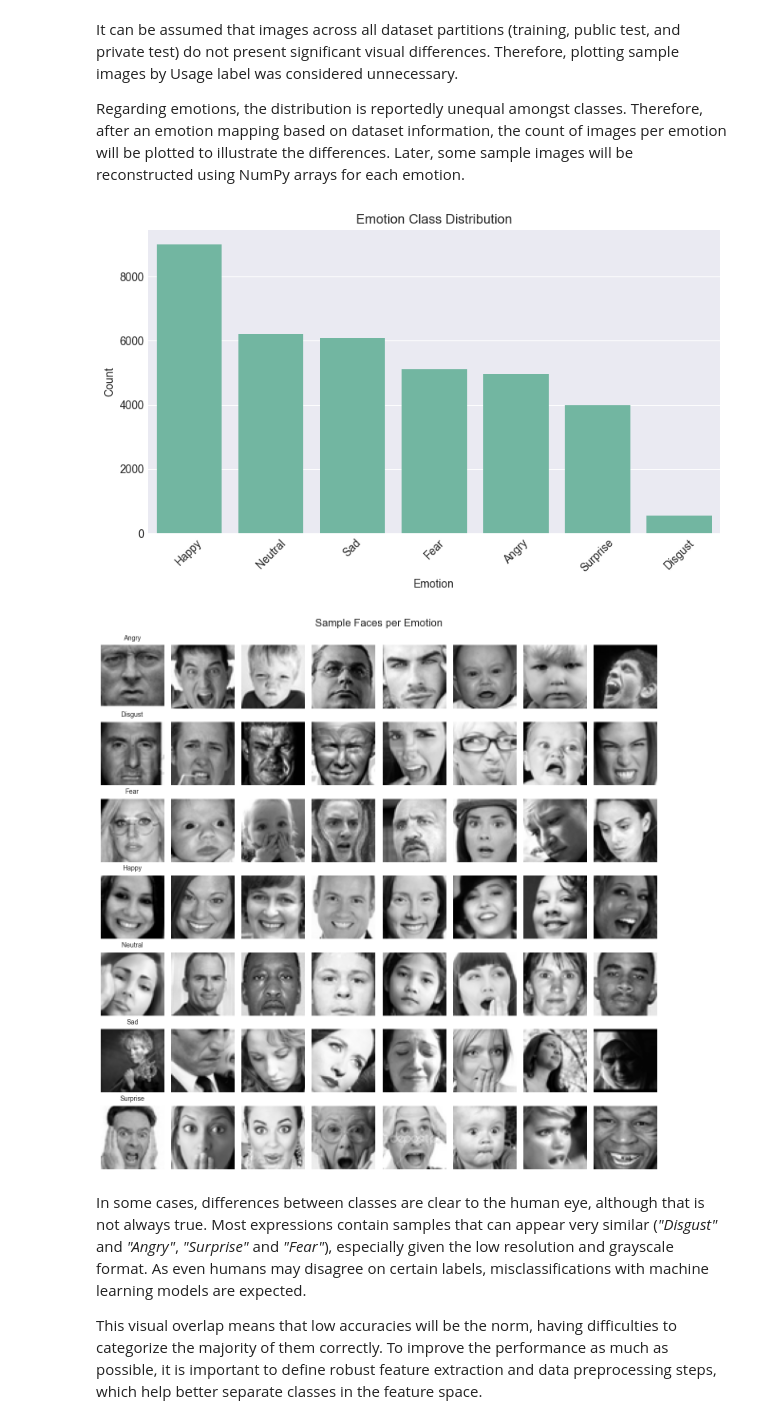
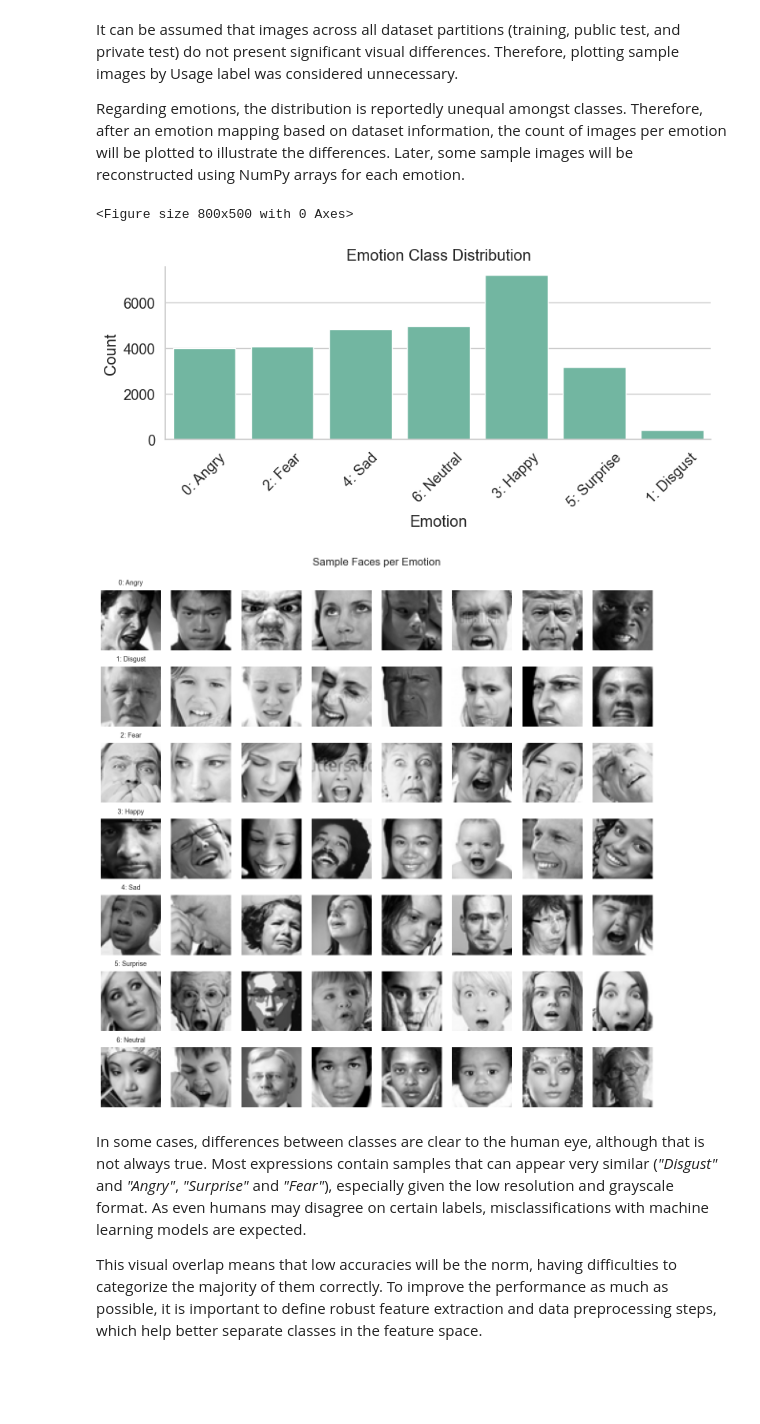
Before and after one commit to Pabloherreroo/Facial-Expression-Recognition_UsingML, a Jupyter notebook: group40_emotion_recognition.ipynb, the cells around one changed output. Saved outputs shown, nothing was run; the diff lists cells and outputs as text; code cells hidden in the pictures; blank space fills up the shorter version.

Commit message:
Improve EDA: plot train data
- Split dataset into train test and store in data folder
- Plot just train dataset and avoid creating columns

```diff
--- a/group40_emotion_recognition.ipynb
+++ b/group40_emotion_recognition.ipynb
@@ -38,7 +38,7 @@ The dataset contains predefined training, public test, and private test splits,
 # %% [markdown]
 In the following cell, the data path (constant) is defined and the dataframe obtained. After, there is also a short visualization of the first five rows to illustrate the format.
 # %%
-DATA_PATH = "fer2013.csv"
+DATA_PATH = "data/fer2013.csv"
 
 if not os.path.exists(DATA_PATH):
     print("Dataset not found. Please download 'fer2013.csv' from Kaggle and place it in this directory.")
@@ -87,45 +89,54 @@ plt.show()
+# %%
+trai_df = df[df['Usage']== 'Training'].copy()
+vali_df = df[df['Usage'] == 'PublicTest'].copy()
+test_df = df[df['Usage'] == 'PrivateTest'].copy()
+
+trai_df.to_csv("./data/fer2013_train.csv", encoding='utf-8', index=False)
+vali_df.to_csv("./data/fer2013_validation.csv", encoding='utf-8', index=False)
+test_df.to_csv("./data/fer2013_test.csv", encoding='utf-8', index=False)
 # %% [markdown]
 It can be assumed that images across all dataset partitions (training, public test, and private test) do not present significant visual differences. Therefore, plotting sample images by Usage label was considered unnecessary.
 
 Regarding emotions, the distribution is reportedly unequal amongst classes. Therefore, after an emotion mapping based on dataset information, the count of images per emotion will be plotted to illustrate the differences. Later, some sample images will be reconstructed using NumPy arrays for each emotion.
 # %%
 emotion_labels = {
-    0: "Angry",
-    1: "Disgust",
-    2: "Fear",
-    3: "Happy",
-    4: "Sad",
-    5: "Surprise",
-    6: "Neutral"
+    0:'0: Angry',
+    1:'1: Disgust',
+    2:'2: Fear',
+    3:'3: Happy',
+    4:'4: Sad',
+    5:'5: Surprise',
+    6:'6: Neutral'
 }
 # %%
-df['emotion_label'] = df['emotion'].map(emotion_labels)
-
 plt.figure(figsize=(8,5))
-sns.countplot(data=df, x='emotion_label', order=df['emotion_label'].value_counts().index)
+sns.catplot(data=trai_df.replace({'emotion': emotion_labels}), kind='count', x='emotion', height=4, aspect=2)
 plt.title("Emotion Class Distribution")
 plt.xlabel("Emotion")
 plt.ylabel("Count")
 plt.xticks(rotation=45)
 plt.tight_layout()
 plt.show()
 # %% [output]
+<Figure size 800x500 with 0 Axes>
-[figure, old version]
+[figure, new version]
 # %%
 fig, axes = plt.subplots(7, 8, figsize=(12, 12))
 fig.suptitle("Sample Faces per Emotion", fontsize=16)
-for i, (emotion, group) in enumerate(df.groupby('emotion_label')):
+
+for i, (emotion, group) in enumerate(trai_df.groupby('emotion')):
     samples = group.sample(8, random_state=42)
     for j, pixels in enumerate(samples['pixels']):
         img = np.array(pixels.split(), dtype='uint8').reshape(48, 48)
         axes[i, j].imshow(img, cmap='gray')
         axes[i, j].axis('off')
         if j == 0:
-            axes[i, j].set_title(emotion, fontsize=10, pad=8)
+            axes[i, j].set_title(emotion_labels[emotion], fontsize=10, pad=8)
+
 plt.tight_layout(rect=[0, 0, 1, 0.99])
 plt.show()
 # %% [output]
-[figure, old version]
+[figure, new version]
 # %% [markdown]
 In some cases, differences between classes are clear to the human eye, although that is not always true. Most expressions contain samples that can appear very similar (*"Disgust"* and *"Angry"*, *"Surprise"* and *"Fear"*), especially given the low resolution and grayscale format. As even humans may disagree on certain labels, misclassifications with machine learning models are expected.
 
```
Also changed, not shown: parts of 7 cells of this notebook, 1 other file.
